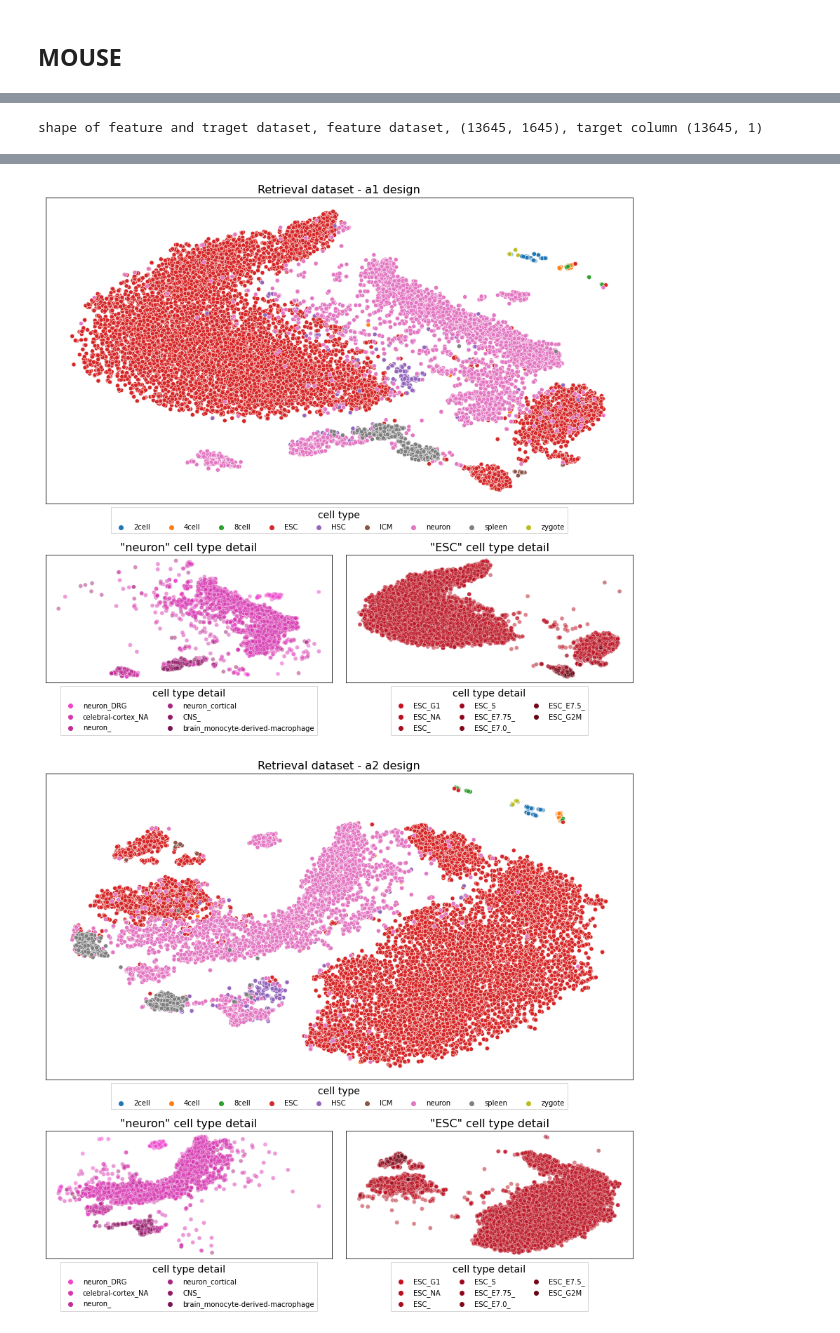
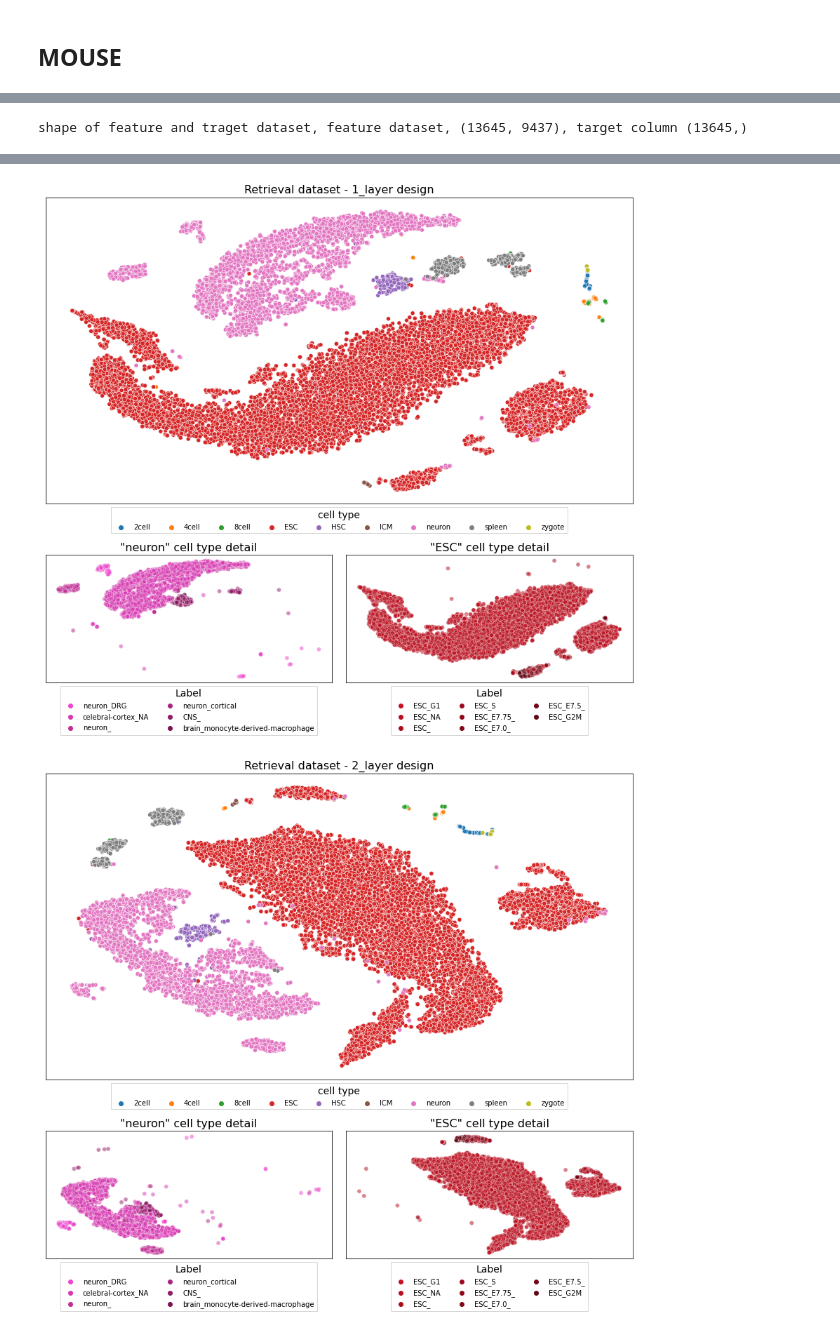
Before and after one commit to pelingundogdu/signalization_prior_knowledge_based_nn, a Jupyter notebook: notebooks/7.0-pg-encoding.ipynb, the cells around one changed output, grey strips where cells are left out. Saved outputs shown, nothing was run; the diff lists cells and outputs as text; code cells hidden in the pictures.

Commit message:
checking different experiment result

```diff
--- a/notebooks/7.0-pg-encoding.ipynb
+++ b/notebooks/7.0-pg-encoding.ipynb
@@ -260,0 +258,4 @@ print(df_cell_detail.shape)
+# %%
+df_retrieval_org = pd.read_pickle('./data/external/exper_mouse/3-33_integrated_retrieval_set.pck')
+print(df_retrieval_org.shape)
+df_retrieval_org.head()
@@ -260,0 +271,5 @@ print(df_cell_detail.shape)
+# %%
+df_retrieval = pd.read_pickle('./data/processed/exper_mouse/mouse_retrieval_cv_ss.pck')
+df_retrieval = pd.merge(left=df_retrieval, right=df_retrieval_org[['Label']], left_index=True, right_index=True, how='left')
+print(df_retrieval.shape)
+df_retrieval.head()
@@ -261,85 +287,57 @@ print(df_cell_detail.shape)
 # %%
-df = pd.read_pickle('./data/processed/exper_mouse/mouse_retrieval_cv_sw_StandardScaler.pck')
-# print(df.shape)
-sort_genes = sorted(df.columns[:-1])
-sort_genes.extend(df.columns[-1:])
-df = df[sort_genes]
-# print(df.head())
-
-X = df.iloc[:, :-1].values
-y_ground_truth = df.iloc[:, -1:]
+X = df_retrieval.iloc[:, :-2].values
+y_ground_truth = df_retrieval.iloc[:, -2]
 
 print('shape of feature and traget dataset, feature dataset, {0}, target column {1}'.format(X.shape, y_ground_truth.shape))
 # %% [output]
-shape of feature and traget dataset, feature dataset, (13645, 1645), target column (13645, 1)
+shape of feature and traget dataset, feature dataset, (13645, 9437), target column (13645,)
 # %%
 # design='a1'
 np.random.seed(91)
 pink_color=['#ee44ce','#d838b2','#c22d97','#ab237e','#931a67','#7c1252']
 red_color=['#ca111f','#bb0e1e','#ac0b1d','#9d091c','#8f081a','#800718','#720616','#640614']
-for i_design in ['a1','a2']:
-    _, model_encoding = src.loading_model('./models/NN/exper_mouse/model_'+i_design+'_mouse_training_sw_StandardScaler_train_test_split_trained.h5', -1)
+for i_design in ['1_layer','2_layer']:
+    _, model_encoding = src.loading_model( glob.glob(os.path.join(loc_read, 'design_'+i_design+'_signaling*'))[0], -1)
+
     model_encoding.summary()
     print(i_design)
 
     encoding = model_encoding.predict(X)
     tsne = TSNE().fit_transform(encoding)
 
-    df_encoding_tsne = pd.concat([pd.DataFrame(tsne, columns=['tsne1', 'tsne2']), y_ground_truth], axis=1)
-    sorter_index=dict(zip(sorted(set(df['cell_type'])), range(len(set(df['cell_type']))) ))
+    df_encoding_tsne = df_encoding_tsne = pd.concat([pd.DataFrame(tsne, columns=['tsne1', 'tsne2'])
+                                  , pd.DataFrame(np.array(y_ground_truth),columns=['cell_type'])], axis=1)
+    sorter_index=dict(zip(sorted(set(df_retrieval['cell_type'])), range(len(set(df_retrieval['cell_type']))) ))
     df_encoding_tsne['order'] = df_encoding_tsne['cell_type'].map(sorter_index)
-    df_encoding_tsne['cell_type_detail'] = df_cell_detail['cell_type_detail']
+    df_encoding_tsne['Label'] = df_retrieval['Label'].values
     df_encoding_tsne
 
 
     fig = plt.figure(figsize=(15,12))
     ax1 = plt.subplot2grid((3, 2), (0, 0), colspan=2, rowspan=2)
-    # ax2 = plt.subplot2grid((4, 2), (2, 0), colspan=1)
     ax3 = plt.subplot2grid((3, 2), (2, 0), colspan=1)
-    # ax4 = plt.subplot2grid((4, 2), (2, 1), colspan=1)
     ax5 = plt.subplot2grid((3, 2), (2, 1), colspan=1)
 
     sns.scatterplot(data=df_encoding_tsne.sort_values(by='order')
                     , x='tsne1', y='tsne2', hue='cell_type', ax=ax1, alpha=1., marker="o")
-    ax1.legend(loc='upper center', bbox_to_anchor=(0.5, 0.0), title='cell type', fancybox=False, shadow=False, ncol=len(y_ground_truth['cell_type'].unique()));
-
-    # sns.scatterplot(data=df_encoding_tsne.loc[df_encoding_tsne['cell_type'].isin(['neuron'])].sort_values(by='order')
-    #                 , x='tsne1', y='tsne2', hue='cell_type', ax=ax2, alpha=.5, marker="o", palette=['#DA8BC3'])
+    ax1.legend(loc='upper center', bbox_to_anchor=(0.5, 0.0), title='cell type', fancybox=False, shadow=False, ncol=len(y_ground_truth.unique()));
 
     sns.scatterplot(data=df_encoding_tsne.loc[df_encoding_tsne['cell_type'].isin(['neuron'])].sort_values(by='order')
-                    , x='tsne1', y='tsne2', hue='cell_type_detail', ax=ax3, alpha=.5, marker="o", palette=pink_color)
-    ax3.legend(loc='upper center', bbox_to_anchor=(.5, 0.0), title='cell type detail', fancybox=False, shadow=False, ncol=2, fontsize=SMALL_SIZE)
-
-    # sns.scatterplot(data=df_encoding_tsne.loc[df_encoding_tsne['cell_type'].isin(['ESC'])].sort_values(by='order')
-    #                 , x='tsne1', y='tsne2', hue='cell_type', ax=ax4, alpha=.5, marker="o", palette=['#C44E52'])
+                    , x='tsne1', y='tsne2', hue='Label', ax=ax3, alpha=.5, marker="o", palette=pink_color)
+    ax3.legend(loc='upper center', bbox_to_anchor=(.5, 0.0), title='Label', fancybox=False, shadow=False, ncol=2, fontsize=SMALL_SIZE)
 
     sns.scatterplot(data=df_encoding_tsne.loc[df_encoding_tsne['cell_type'].isin(['ESC'])].sort_values(by='order')
-                    , x='tsne1', y='tsne2', hue='cell_type_detail', ax=ax5, alpha=.5, marker="o", palette=red_color)
-    ax5.legend(loc='upper center', bbox_to_anchor=(.5, 0.0), title='cell type detail', fancybox=False, shadow=False, ncol=3, fontsize=SMALL_SIZE)
+                    , x='tsne1', y='tsne2', hue='Label', ax=ax5, alpha=.5, marker="o", palette=red_color)
+    ax5.legend(loc='upper center', bbox_to_anchor=(.5, 0.0), title='Label', fancybox=False, shadow=False, ncol=3, fontsize=SMALL_SIZE)
 
     for axes in [ax1,ax3,ax5]:
-    #         axes.axes.xaxis.set_ticks([])
-    #         axes.axes.yaxis.set_ticks([])
         axes.axes.xaxis.set_visible(False)
         axes.axes.yaxis.set_visible(False)
-    #     axes.yaxis.label.set_visible(False)
-
-#     ax1.set(xlabel='(a)', ylabel='')
-#     ax2.set(xlabel='(b)', ylabel='')
-#     ax3.set(xlabel='(b)', ylabel='')
-#     ax4.set(xlabel='(d)', ylabel='')
-#     ax5.set(xlabel='(c)', ylabel='')
-
-    # for axes in [ax2,ax4]:
-    #     axes.get_legend().set_visible(False)
 
     # fig.suptitle('Neural Network Encoding', fontsize=14)
     ax1.set_title('Retrieval dataset - '+i_design+' design')#, fontdict={'fontsize': 10, 'fontweight': 'medium'})
-    # ax2.set_title('"neuron" cell type')#, fontdict={'fontsize': 10, 'fontweight': 'medium'})
     ax3.set_title('"neuron" cell type detail')#, fontdict={'fontsize': 10, 'fontweight': 'medium'})
-    # ax4.set_title('"ESC" cell type')#, fontdict={'fontsize': 10, 'fontweight': 'medium'})
     ax5.set_title('"ESC" cell type detail')#, fontdict={'fontsize': 10, 'fontweight': 'medium'})
-
     # plt.tight_layout()
     plt.subplots_adjust(left=0.125,
                         bottom=0.1,
@@ -372,2 +370,2 @@ a2
-[figure, old version]
+[figure, new version]
-[figure, old version]
+[figure, new version]
```
Also changed, not shown: parts of 14 cells of this notebook, 2 other files.
